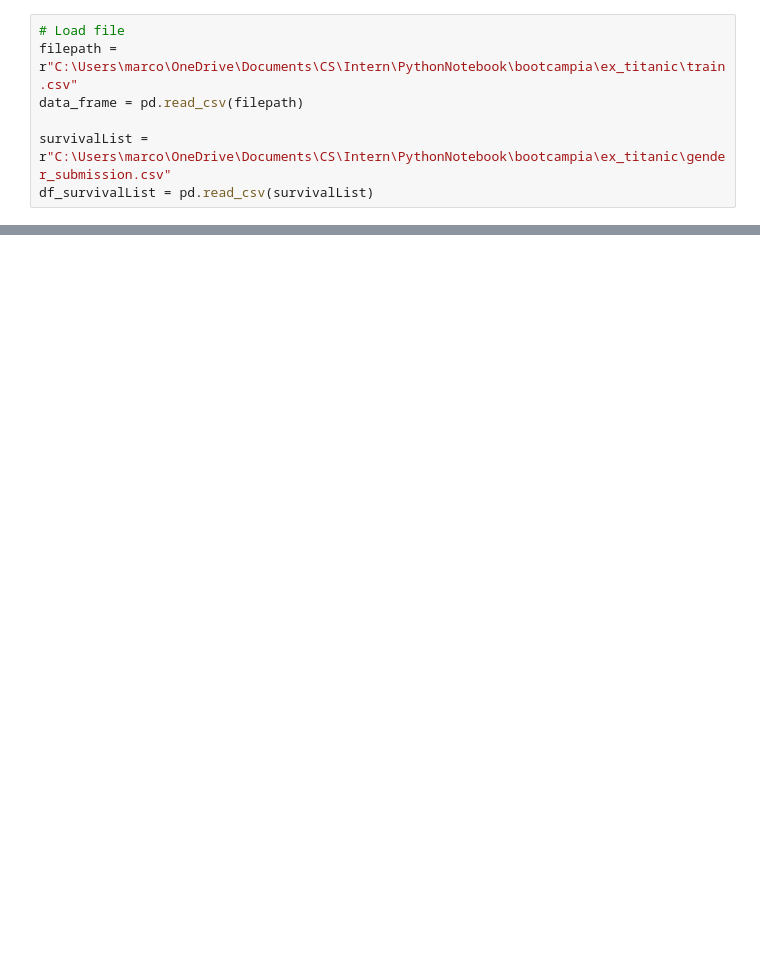
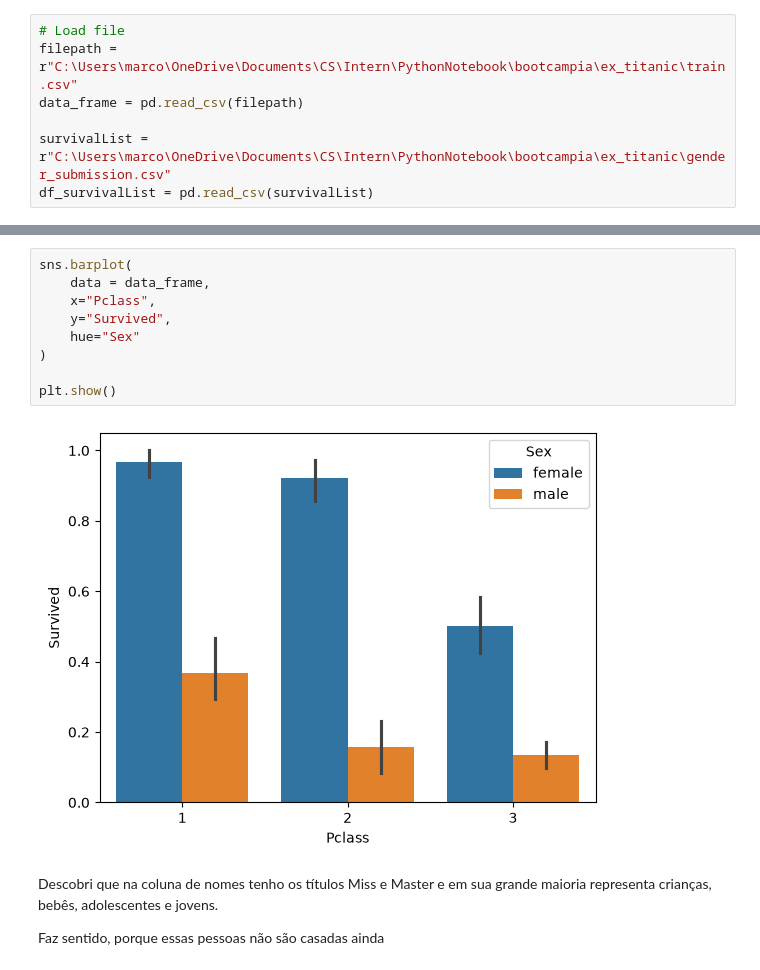
Before and after one commit to marcos-yudi/BootcampTCS, a Jupyter notebook: ex_titanic/test_titanic.ipynb, the cells around one changed output, grey strips where cells are left out. Drawn from its saved outputs; the diff is of its cells as text; blank space fills up the shorter version.

```diff
--- a/ex_titanic/test_titanic.ipynb
+++ b/ex_titanic/test_titanic.ipynb
@@ -90,0 +154,15 @@ dtype: int64
+# %%
+sns.barplot(
+    data = data_frame,
+    x="Pclass",
+    y="Survived",
+    hue="Sex"
+)
+
+plt.show()
+# %% [output]
+[figure, added]
+# %% [markdown]
+Descobri que na coluna de nomes tenho os títulos Miss e Master e em sua grande maioria representa crianças, bebês, adolescentes e jovens.
+
+Faz sentido, porque essas pessoas não são casadas ainda
```
Also changed, not shown: parts of 32 cells of this notebook.
